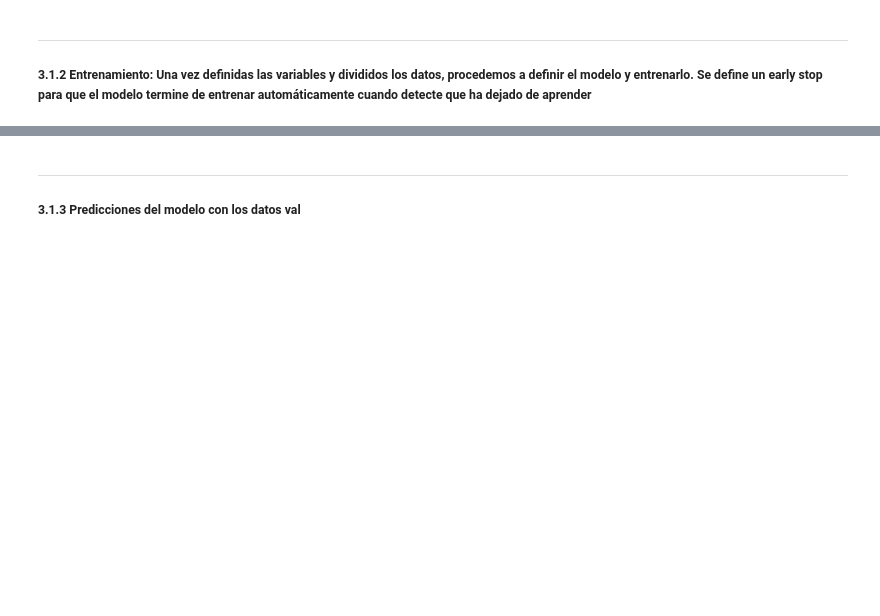
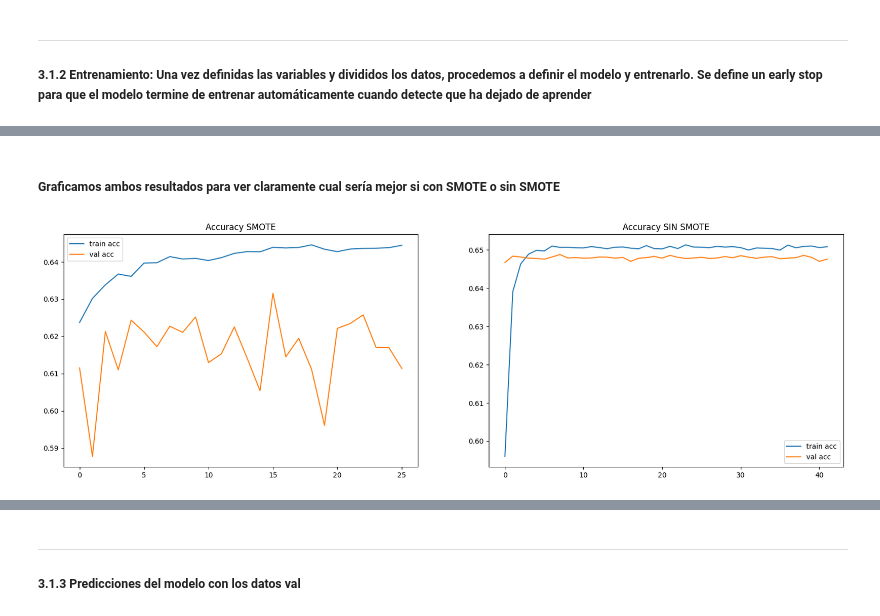
Before and after one commit to anabelensr1984/TFM_Data, a Jupyter notebook: TFM_GRUPO4_Modelos_Predictivos_V2.ipynb, the cells around one changed output, grey strips where cells are left out. Cells and saved outputs as stored; diff of their text form; code cells hidden in the pictures; blank space fills up the shorter version.

```diff
--- a/TFM_GRUPO4_Modelos_Predictivos_V2.ipynb
+++ b/TFM_GRUPO4_Modelos_Predictivos_V2.ipynb
@@ -358,0 +445,19 @@ Test accuracy: 0.6381
+# %% [markdown]
+##### Graficamos ambos resultados para ver claramente cual sería mejor si con SMOTE o sin SMOTE
+# %%
+plt.figure(figsize=(20, 6))
+plt.subplot(1, 2, 1)
+plt.plot(history_smote.history['accuracy'], label='train acc')
+plt.plot(history_smote.history['val_accuracy'], label='val acc')
+plt.title('Accuracy SMOTE')
+plt.legend()
+
+plt.subplot(1, 2, 2)
+plt.plot(history.history['accuracy'], label='train acc')
+plt.plot(history.history['val_accuracy'], label='val acc')
+plt.title('Accuracy SIN SMOTE')
+plt.legend()
+plt.show()
+plt.show()
+# %% [output]
+[figure, added]
```
Also changed, not shown: parts of 17 cells of this notebook, 5 other files.
